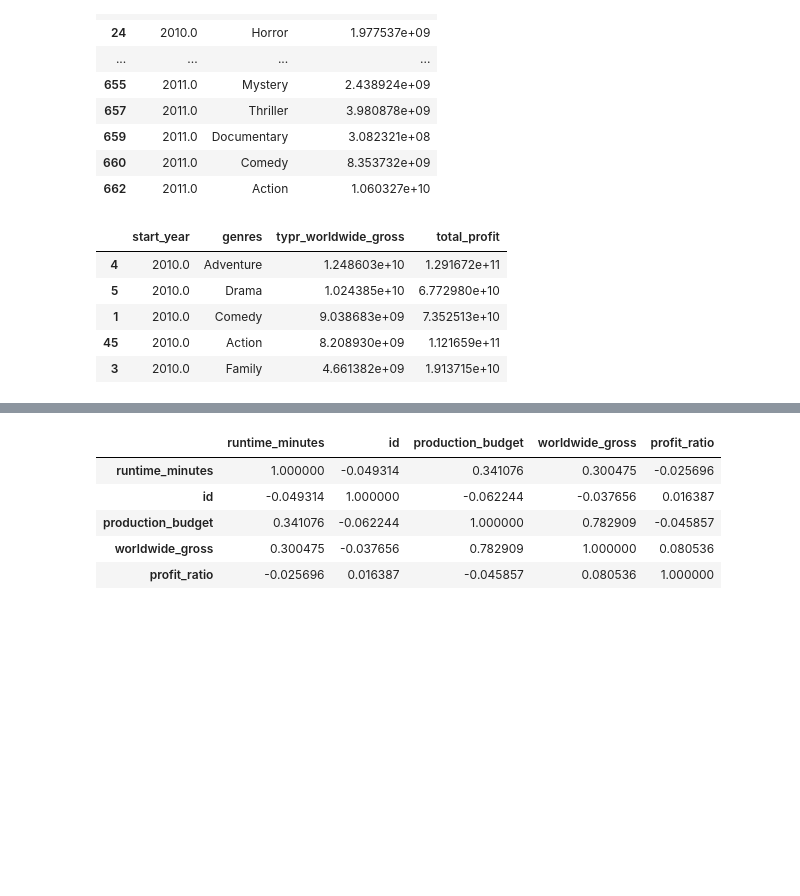
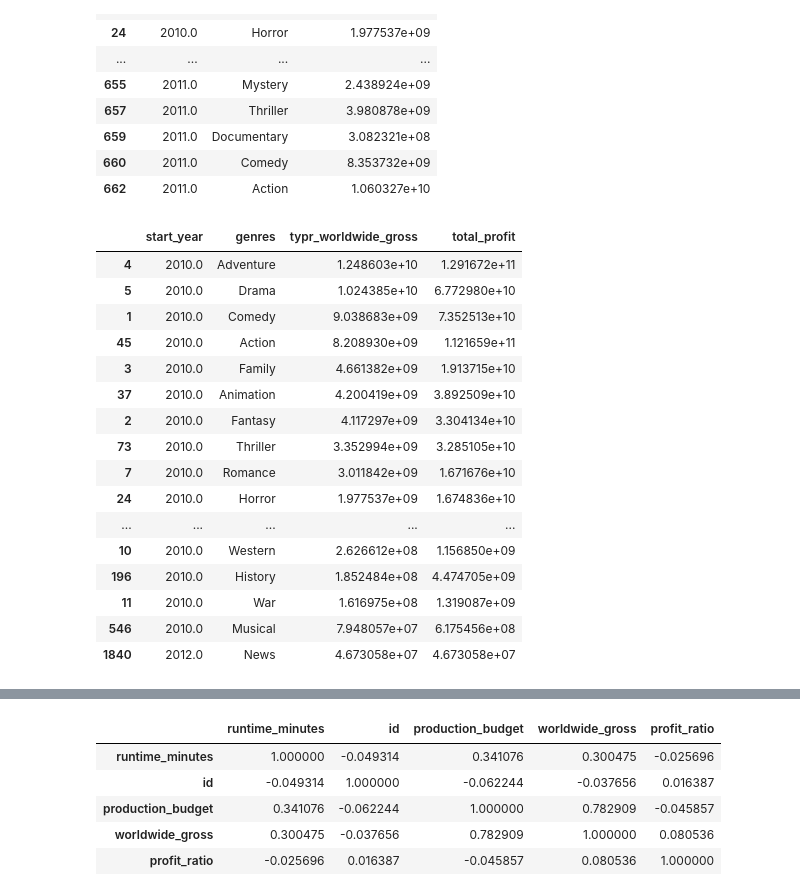
Before and after one commit to Johnxujj/Project1, a Jupyter notebook: Phase_1_project.ipynb, the cells around one changed output, grey strips where cells are left out. Saved outputs shown, nothing was run; the diff lists cells and outputs as text; code cells hidden in the pictures; blank space fills up the shorter version.

```diff
--- a/Phase_1_project.ipynb
+++ b/Phase_1_project.ipynb
@@ -117,6 +125,7 @@ budgets.head(1)
 # %%
 #change str to int
 def revise_str_to_int(x):
+    '''Use replace to remove $ and , sign, then convert to float type object'''
     if isinstance(x,str):
         x = float(x.replace(',', '').replace('$', ''))
     else:
@@ -188,6 +197,7 @@ from itertools import chain
 
 # return list from series of comma-separated strings
 def chainer(s):
+    '''string were seperated by , use chain to get a list for each movie genre'''
     return list(chain.from_iterable(s.str.split(',')))
 
 # calculate lengths of splits
@@ -199,6 +209,6 @@ movie_rating = pd.DataFrame({'primary_title': np.repeat(movie_rating['primary_ti
                     'runtime_minutes': np.repeat(movie_rating['runtime_minutes'], lens),
                     'genres': chainer(movie_rating['genres'])})
 
-movie_rating.head(10)
+movie_rating.sort_values('primary_title').head(10)
 # %% [output]
 |  | primary_title | start_year | runtime_minutes | genres |
@@ -303,14 +316,25 @@ movie_type_yearly_change.head(30)
 # %%
 # find top 5 profit movie type
 top5_movie_type_yearly_change = movie_type_yearly_change
 top5_movie_type_yearly_change['total_profit'] = top5_movie_type_yearly_change.groupby(['genres'])['typr_worldwide_gross'].transform(lambda x: x.sum())
 top5_movie_type_yearly_change =  top5_movie_type_yearly_change.drop_duplicates('genres',keep='first')
-top5_movie_type_yearly_change = top5_movie_type_yearly_change.sort_values(['typr_worldwide_gross','start_year'],ascending=False).head(5)
+top5_movie_type_yearly_change = top5_movie_type_yearly_change.sort_values(['typr_worldwide_gross','start_year'],ascending=False)
 top5_movie_type_yearly_change
 # %% [output]
 |  | start_year | genres | typr_worldwide_gross | total_profit |
 | 4 | 2010.0 | Adventure | 1.248603e+10 | 1.291672e+11 |
 | 5 | 2010.0 | Drama | 1.024385e+10 | 6.772980e+10 |
 | 1 | 2010.0 | Comedy | 9.038683e+09 | 7.352513e+10 |
 | 45 | 2010.0 | Action | 8.208930e+09 | 1.121659e+11 |
 | 3 | 2010.0 | Family | 4.661382e+09 | 1.913715e+10 |
+| 37 | 2010.0 | Animation | 4.200419e+09 | 3.892509e+10 |
+| 2 | 2010.0 | Fantasy | 4.117297e+09 | 3.304134e+10 |
+| 73 | 2010.0 | Thriller | 3.352994e+09 | 3.285105e+10 |
+| 7 | 2010.0 | Romance | 3.011842e+09 | 1.671676e+10 |
+| 24 | 2010.0 | Horror | 1.977537e+09 | 1.674836e+10 |
+| ... | ... | ... | ... | ... |
+| 10 | 2010.0 | Western | 2.626612e+08 | 1.156850e+09 |
+| 196 | 2010.0 | History | 1.852484e+08 | 4.474705e+09 |
+| 11 | 2010.0 | War | 1.616975e+08 | 1.319087e+09 |
+| 546 | 2010.0 | Musical | 7.948057e+07 | 6.175456e+08 |
+| 1840 | 2012.0 | News | 4.673058e+07 | 4.673058e+07 |
```
Also changed, not shown: parts of 35 cells of this notebook.
